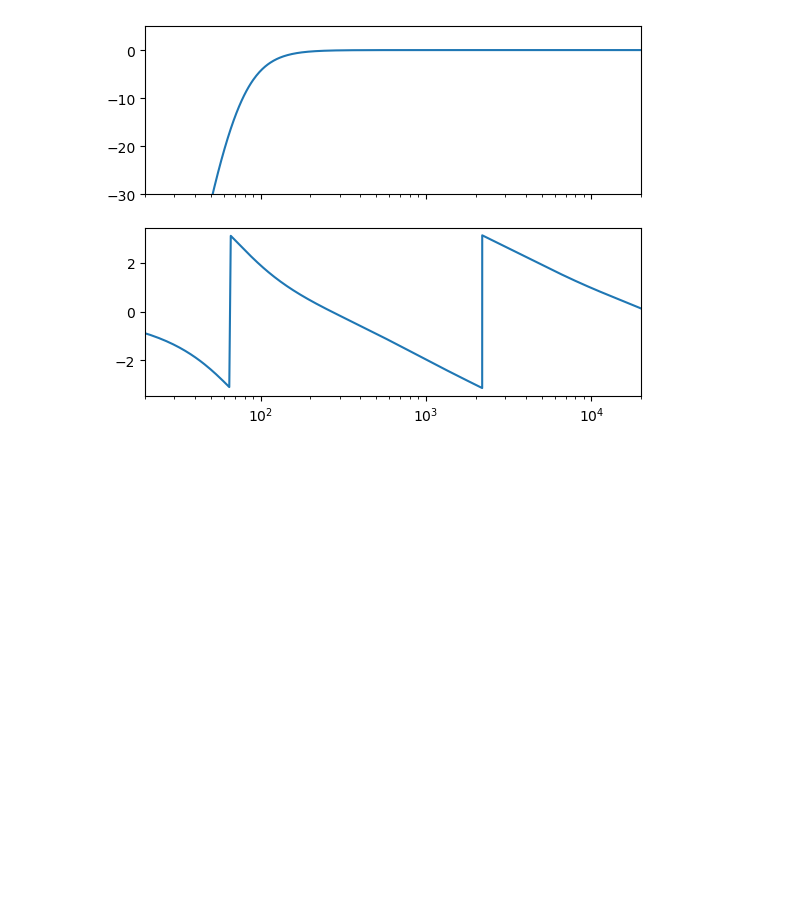
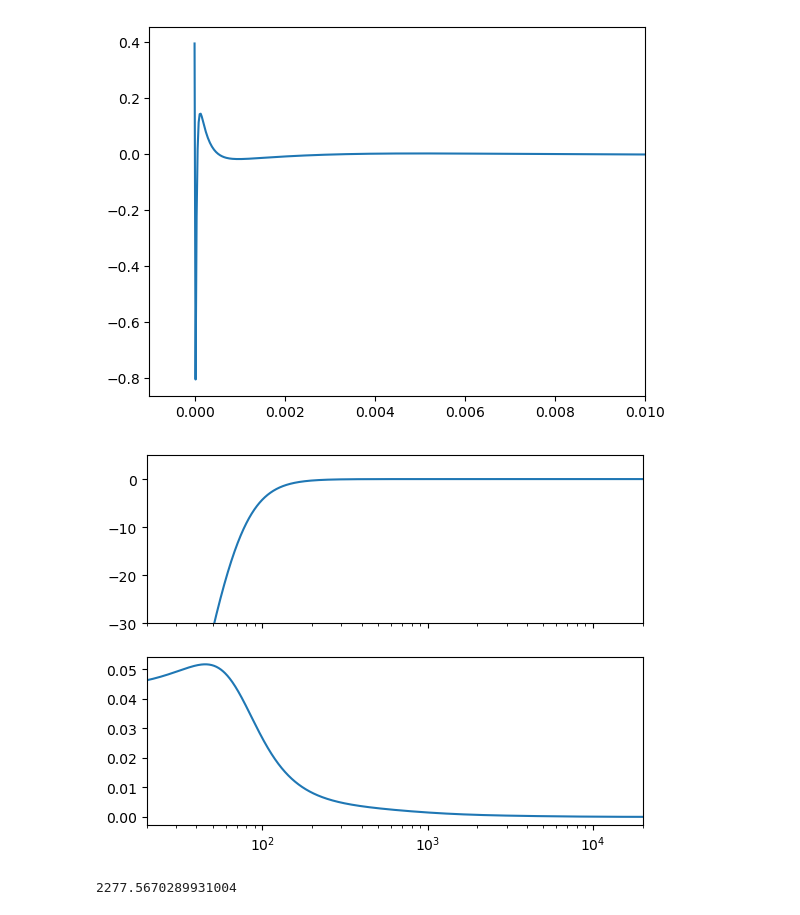
Before and after one commit to peladeaucome/REQWitchcraft, a Jupyter notebook: main.ipynb, the cells around one changed output. Saved outputs shown, nothing was run; the diff lists cells and outputs as text; code cells hidden in the pictures; blank space fills up the shorter version.

```diff
--- a/main.ipynb
+++ b/main.ipynb
@@ -8,24 +7,61 @@ def dB20(x):
+# %%
+def dB20(x):
+    return 20*np.log(np.abs(x))
+
+def derivate(x):
+    y = np.zeros_like(x)
+    y[1:] = x[1:]-x[:-1]
+    return y
+
+def integrate(x):
+    y = x.copy()
+    y_prev=0
+    for idx in range(0,len(y)):
+        y_prev=y[idx]+y_prev
+        y[idx]=y_prev
+    return y
+
+def get_groupDelay(x_fft, df):
+    phase = np.unwrap(np.angle(x_fft.copy()))
+    gd=-derivate(phase)
+    gd/=df
+    return gd
+
+def get_phase(gd, df):
+    phase = -integrate(gd)
+    phase *= df
+    return phase
 # %%
 sr = 44100
-n_fft = 8192*4
+n_fft = 8192*16
 Q=.71
 
 
 f = np.fft.rfftfreq(n=n_fft, d=1/sr)
+df = f[1]-f[0]
 
 apf = filters.equalizer.RBJ.AllPass(f0=3000, Q=Q, sr=sr)
 
 hpf = filters.LR.HP4(f0=70, sr=sr)
 
+
 loudspeaker = filters.Filters_Series(apf, hpf, sr=sr)
-
+#loudspeaker=hpf
+t = np.arange(n_fft)/sr
+plt.plot(t, loudspeaker.get_impulseResponse(n=n_fft))
+plt.xlim(-0.001, 0.01)
+plt.show()
 
 fig, ax = plt.subplots(nrows=2, ncols=1, sharex=True)
 ax[0].plot(f, dB20(loudspeaker.get_rfft(n=n_fft)))
 ax[0].set_ylim(-30, 5)
-ax[1].plot(f, np.angle(loudspeaker.get_rfft(n=n_fft)))
+ax[1].plot(f, get_groupDelay(loudspeaker.get_rfft(n=n_fft), df=df))
 ax[0].set_xlim(20, 20000)
 plt.semilogx()
 plt.show()
+
+print(sr*np.amax(get_groupDelay(loudspeaker.get_rfft(n=n_fft), df=df)))
 # %% [output]
-[figure, old version]
+[figure, new version]
+[figure, added]
+2277.5670289931004
```
Also changed, not shown: parts of 7 cells of this notebook, 4 other files.
